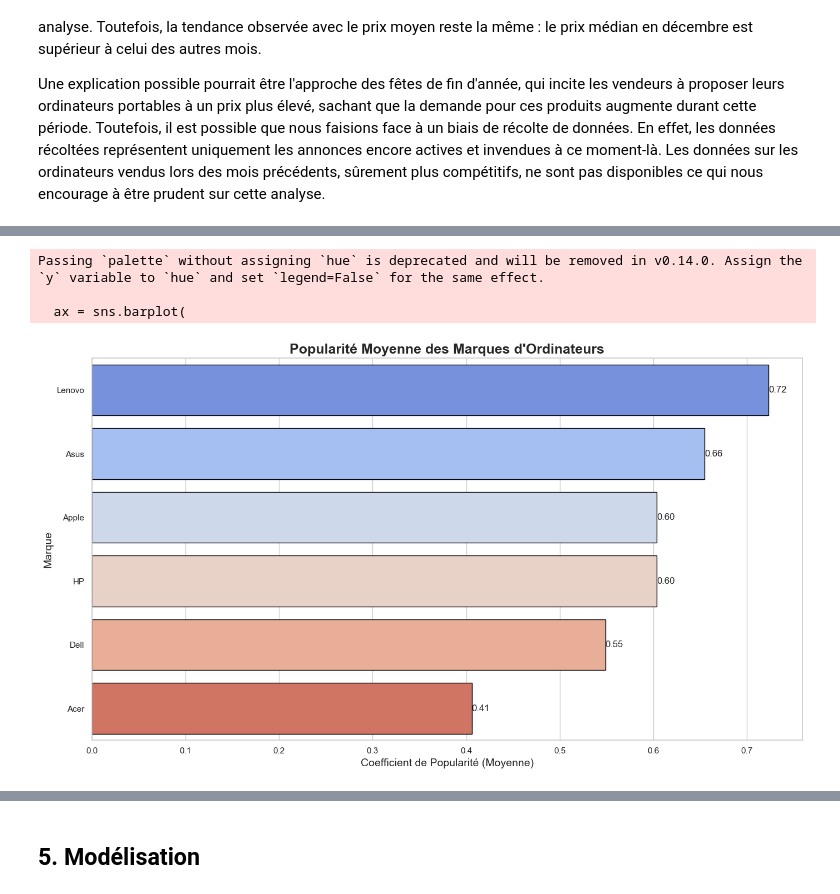
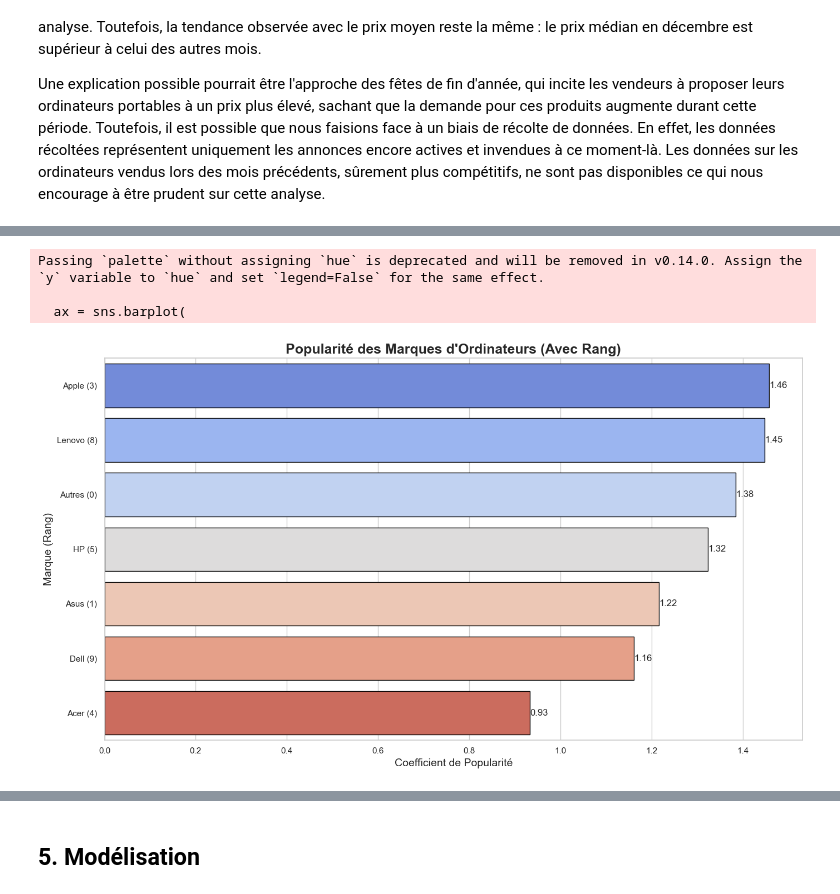
Before and after one commit to albantony/Projet_evaluation_prix_eBay, a Jupyter notebook: notebook.ipynb, the cells around one changed output, grey strips where cells are left out. Saved outputs shown, nothing was run; the diff lists cells and outputs as text; code cells hidden in the pictures.

```diff
--- a/notebook.ipynb
+++ b/notebook.ipynb
@@ -253,9 +255,9 @@ def format_marque(marque):
         if any(substring in marque for substring in ['carte graphique', 'nvidia']):
             return np.nan #Ici, on élimine également les lignes qui ne correspondent
                           #pas à des ordinateurs portables, rentrées par erreur
-        elif 'apple' in marque or 'macbook' in marque:
+        elif 'apple' in marque or 'macbook' in marque or 'APPLE'in marque :
             return 'Apple'
-        elif 'dell' in marque or 'del' in marque:
+        elif 'dell' in marque or 'del' in marque or 'DELL' in marque:
             return 'Dell'
         elif 'hp' in marque:
             return 'HP'
@@ -651,39 +679,52 @@ Toutefois, il est possible que nous faisions face à un biais de récolte de don
 # %%
-# Calculer la moyenne des coefficients par marque
-coeff_mean_by_brand = df.groupby('Marque')['Coefficient'].mean().reset_index()
+# Filtrer les marques ayant un coefficient supérieur à 0.1
+filtered_df = df[df['Coefficient'] > 0.1]
 
-# Trier les marques par la moyenne des coefficients pour un affichage ordonné
-coeff_mean_by_brand = coeff_mean_by_brand.sort_values(by='Coefficient', ascending=False)
+# Extraire les marques uniques avec leurs rangs (en prenant le premier rang pour chaque marque)
+unique_brands = (
+    filtered_df.groupby('Marque')
+    .agg(
+        Rang=('Rang', 'first'),  # Prendre le premier rang trouvé
+        Coefficient=('Coefficient', 'mean')  # Moyenne des coefficients
+    )
+    .reset_index()
+)
+
+# Ajouter les rangs entre parenthèses aux noms des marques
+unique_brands['Label'] = unique_brands['Marque'] + ' (' + unique_brands['Rang'].astype(str) + ')'
+
+# Trier par coefficient pour un affichage ordonné
+unique_brands = unique_brands.sort_values(by='Coefficient', ascending=False)
 
 # Définir le style
 sns.set_theme(style="whitegrid")
 
 # Créer une figure
 plt.figure(figsize=(14, 8))
 
 # Graphique en barres
 ax = sns.barplot(
-    data=coeff_mean_by_brand,
+    data=unique_brands,
     x='Coefficient',
-    y='Marque',
+    y='Label',  # Utiliser les labels contenant les rangs entre parenthèses
     palette='coolwarm',
     edgecolor="black"
 )
 
 # Ajouter des titres et des labels
-ax.set_title('Popularité Moyenne des Marques d\'Ordinateurs', fontsize=18, weight='bold')
-ax.set_xlabel('Coefficient de Popularité (Moyenne)', fontsize=14)
-ax.set_ylabel('Marque', fontsize=14)
+ax.set_title('Popularité des Marques d\'Ordinateurs (Avec Rang)', fontsize=18, weight='bold')
+ax.set_xlabel('Coefficient de Popularité', fontsize=14)
+ax.set_ylabel('Marque (Rang)', fontsize=14)
 
 # Ajouter les valeurs sur les barres
 for container in ax.containers:
     ax.bar_label(container, fmt="%.2f", label_type="edge", fontsize=12)
 
 # Optimiser l'affichage
 plt.tight_layout()
 plt.show()
 # %% [output]
 Passing `palette` without assigning `hue` is deprecated and will be removed in v0.14.0. Assign the `y` variable to `hue` and set `legend=False` for the same effect.
 
   ax = sns.barplot(
-[figure, old version]
+[figure, new version]
```
Also changed, not shown: parts of 17 cells of this notebook.
